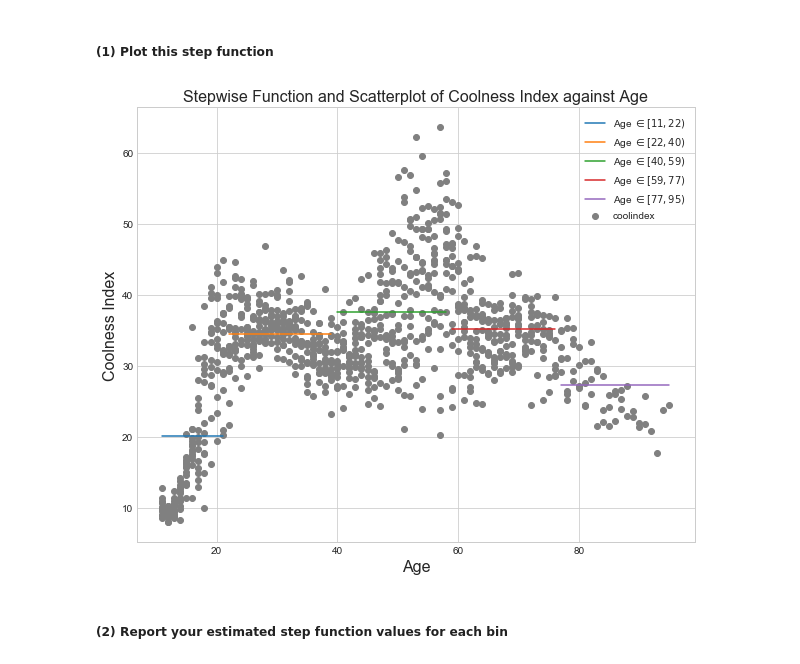
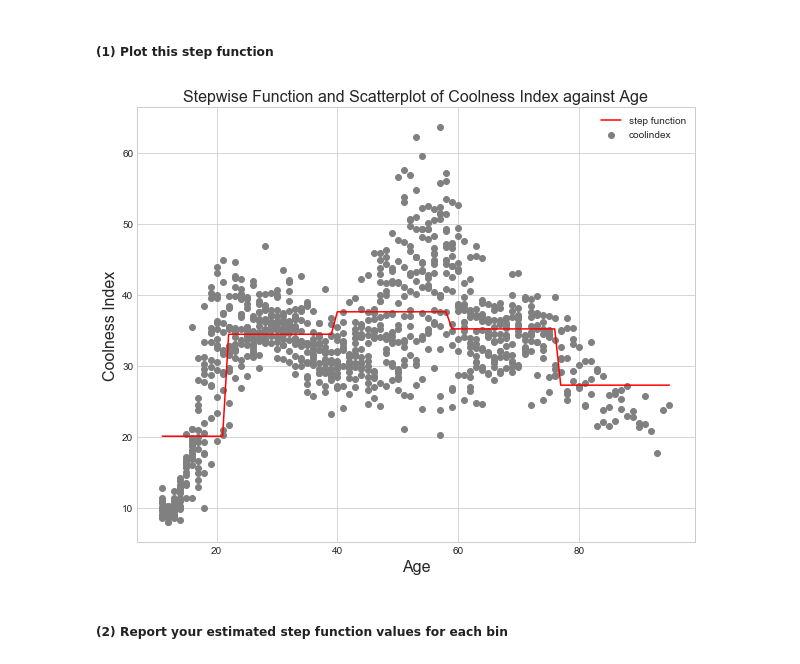
Before and after one commit to UC-MACSS/persp-model_W18, a Jupyter notebook: Students/XuZ/Problem set # 5 by Zunda Xu.ipynb, the cells around one changed output. Drawn from its saved outputs; the diff is of its cells as text; code cells hidden in the pictures.

```diff
--- a/Students/XuZ/Problem set # 5 by Zunda Xu.ipynb
+++ b/Students/XuZ/Problem set # 5 by Zunda Xu.ipynb
@@ -274,9 +274,3 @@ Text(0.5,1,'Scatter plot of Coolness Index aqainst Age')
 [figure]
 # %% [markdown]
 #### Part ( b ) : Use OLS regression to fit a stepwise function to these data
-# %%
-cutoff = np.array([21, 39, 58, 76])
-coolindex.loc[:,"binnum"] = np.searchsorted(cutoff, coolindex.age)
-coolindex = pd.concat((coolindex,
-    pd.get_dummies(coolindex.binnum, prefix = "bin")),
-    axis = 1)
@@ -285,21 +277,27 @@ reg = sm.OLS(coolindex.coolindex, coolindex.iloc[:,-5:]).fit()
+# %%
+age = coolindex["age"]
+CI = coolindex["coolindex"]
+age_11_22 = ((age >= 11) & (age < 22)).astype(int)
+age_22_40 = ((age >= 22) & (age < 40)).astype(int)
+age_40_59 = ((age >= 40) & (age < 59)).astype(int)
+age_59_77 = ((age >= 59) & (age < 77)).astype(int)
+age_77_95 = ((age >= 77) & (age <= 95)).astype(int)
+X_step = pd.DataFrame(dict(age_11_22=age_11_22, age_22_40=age_22_40,
+                           age_40_59=age_40_59, age_59_77=age_59_77,
+                           age_77_95=age_77_95))
+# %%
+reg = sm.OLS(endog=CI, exog=X_step, missing='drop')
+reg_results = reg.fit()
+y_pred_1 = reg_results.predict(X_step)
 # %% [markdown]
 ##### (1) Plot this step function
 # %%
-bins = [
-    "$\in [11, 22)$",
-    "$\in [22, 40)$",
-    "$\in [40, 59)$",
-    "$\in [59, 77)$",
-    "$\in [77, 95)$"]
-
-for i in range(5):
-    ax.plot(coolindex.loc[coolindex.binnum == i, "age"], np.ones((coolindex.binnum == i).sum()) * reg.params[i],
-            label = 'Age ' + bins[i])
+ax.plot(age, y_pred_1, color = 'red', label ="step function")
 ax.set_title("Stepwise Function and Scatterplot of Coolness Index against Age",fontsize = 16)
 ax.legend()
 fig
 # %% [output]
-[figure, old version]
+[figure, new version]
 # %% [markdown]
 ##### (2) Report your estimated step function values for each bin
 # %% [markdown]
```
Also changed, not shown: parts of 5 cells of this notebook.
